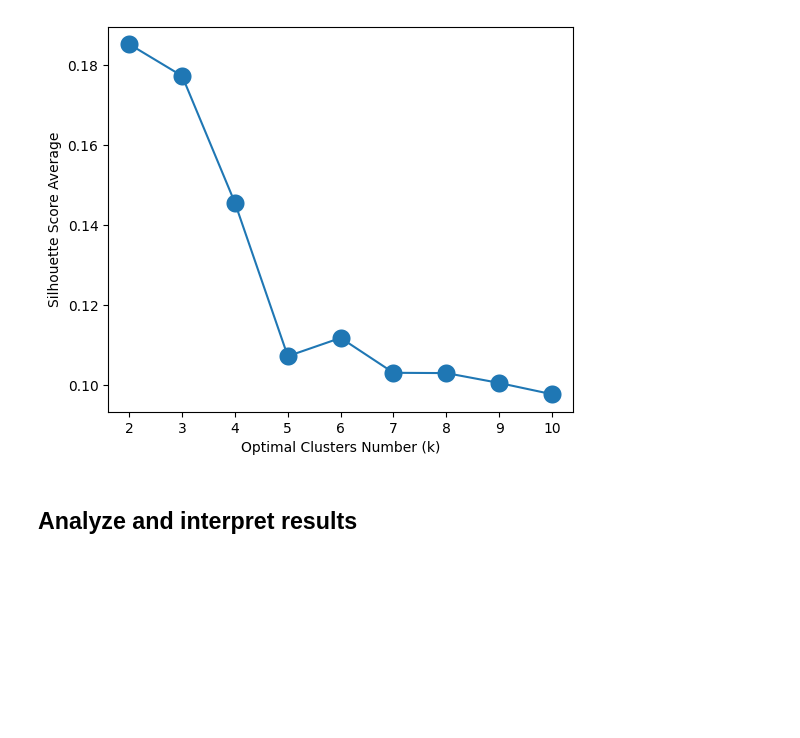
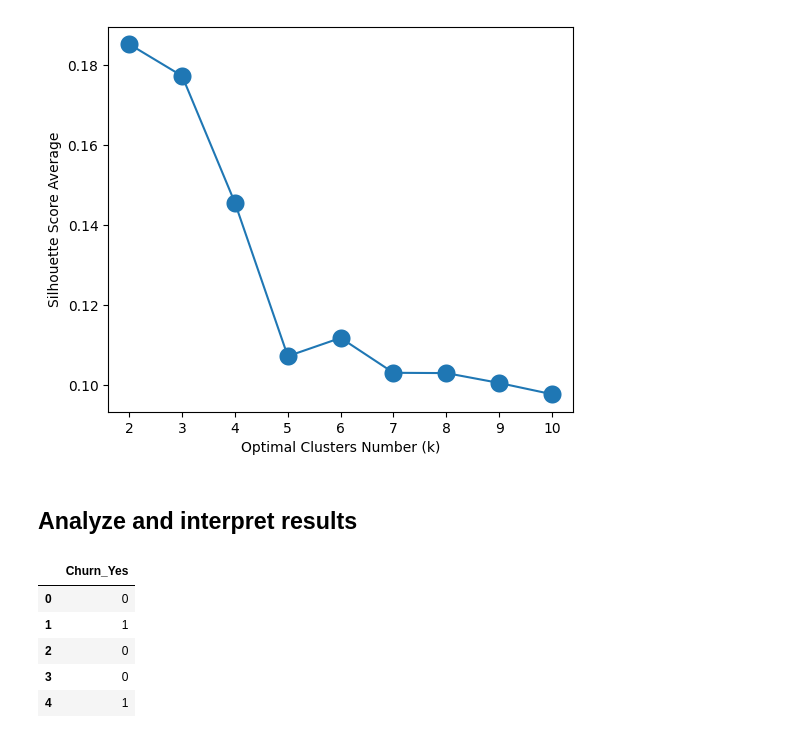
Before and after one commit to dayanaviana/WGU, a Jupyter notebook: D212-DataMiningII/__main__D212_1.ipynb, the cells around one changed output. Drawn from its saved outputs; the diff is of its cells as text; code cells hidden in the pictures; blank space fills up the shorter version.

```diff
--- a/D212-DataMiningII/__main__D212_1.ipynb
+++ b/D212-DataMiningII/__main__D212_1.ipynb
@@ -224,3 +225,14 @@ ax = ax.set(xlabel = 'Optimal Clusters Number (k)',
 [figure]
 # %% [markdown]
 ## Analyze and interpret results
+# %%
+customers = pd.get_dummies(df[['Churn']], columns=['Churn'], drop_first=True)
+customers['Churn_Yes'] = customers['Churn_Yes'].astype('int64')
+customers.head()
+# %% [output]
+|  | Churn_Yes |
+| 0 | 0 |
+| 1 | 1 |
+| 2 | 0 |
+| 3 | 0 |
+| 4 | 1 |
```
Also changed, not shown: parts of 7 cells of this notebook, 10 other files.
